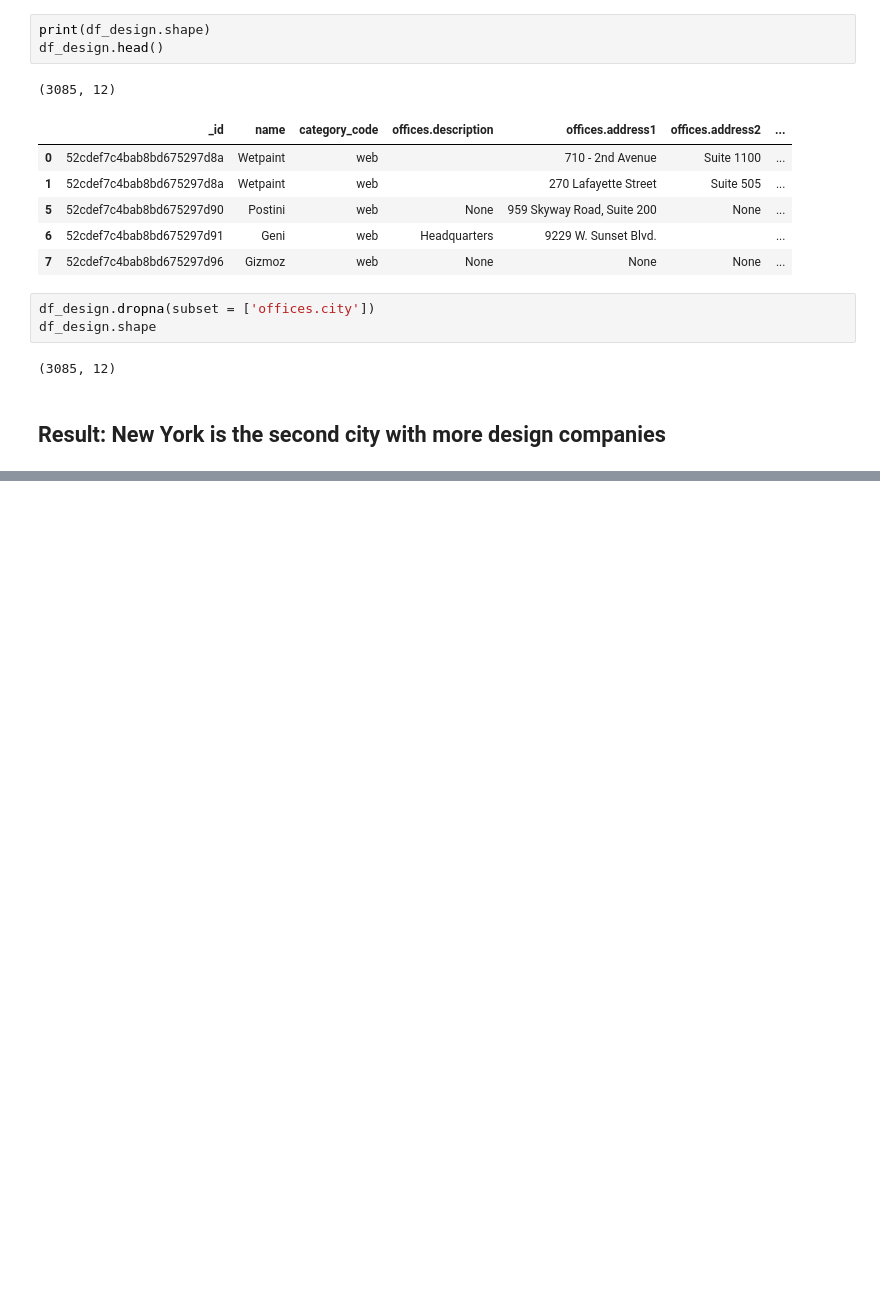
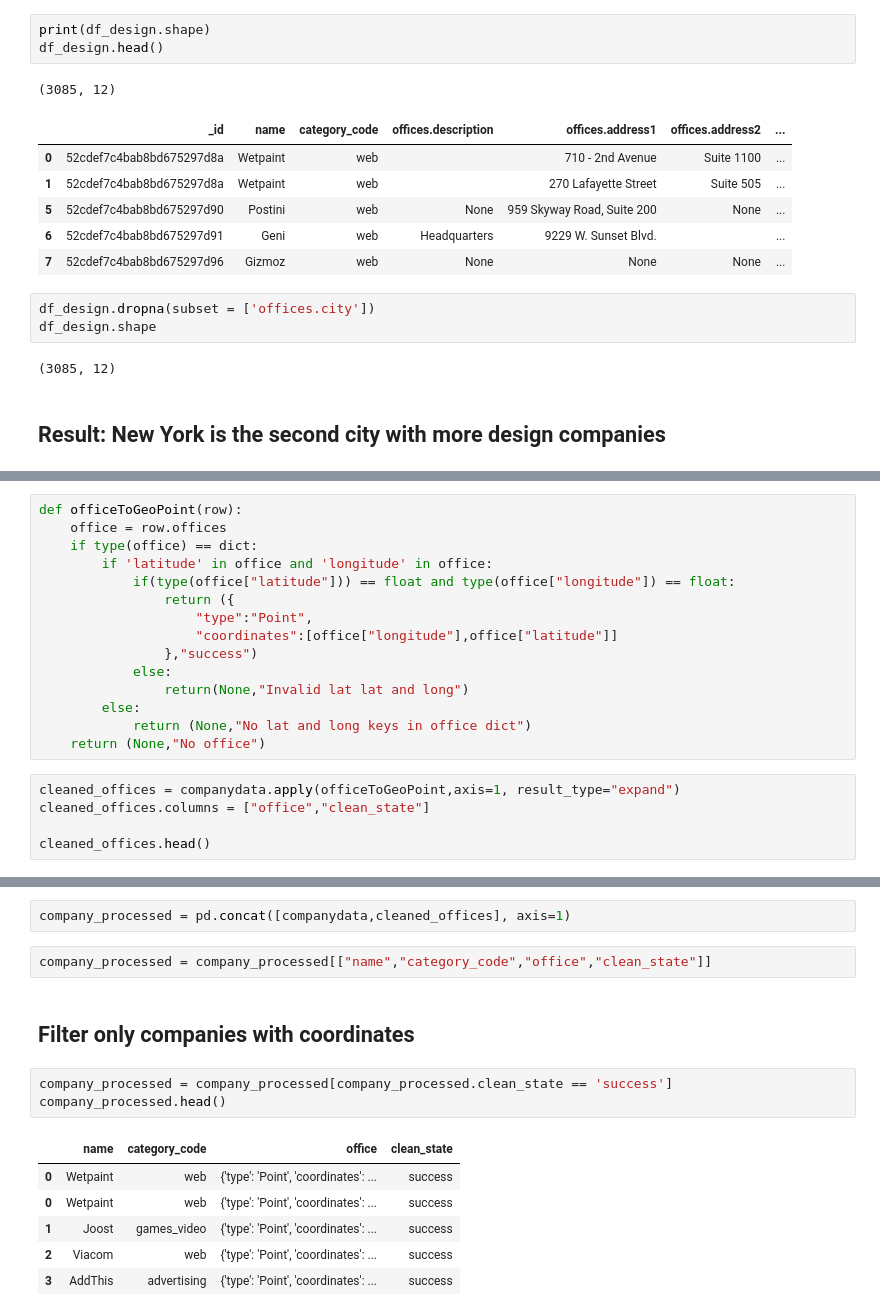
Before and after one commit to Carolinacastioni/mongo-project, a Jupyter notebook: Input/Project.ipynb, the cells around one changed output, grey strips where cells are left out. Saved outputs shown, nothing was run; the diff lists cells and outputs as text; blank space fills up the shorter version.

```diff
--- a/Input/Project.ipynb
+++ b/Input/Project.ipynb
@@ -140,0 +156,20 @@ Now that we already have our city we need to continue to investigate in which co
+# %%
+def officeToGeoPoint(row):
+    office = row.offices
+    if type(office) == dict:
+        if 'latitude' in office and 'longitude' in office:
+            if(type(office["latitude"])) == float and type(office["longitude"]) == float:
+                return ({
+                    "type":"Point",
+                    "coordinates":[office["longitude"],office["latitude"]]
+                },"success")
+            else:
+                return(None,"Invalid lat lat and long")
+        else:
+            return (None,"No lat and long keys in office dict")
+    return (None,"No office")
+# %%
+cleaned_offices = companydata.apply(officeToGeoPoint,axis=1, result_type="expand")
+cleaned_offices.columns = ["office","clean_state"]
+
+cleaned_offices.head()
@@ -140,0 +183,16 @@ Now that we already have our city we need to continue to investigate in which co
+# %%
+company_processed = pd.concat([companydata,cleaned_offices], axis=1)
+# %%
+company_processed = company_processed[["name","category_code","office","clean_state"]]
+# %% [markdown]
+## Filter only companies with coordinates
+# %%
+company_processed = company_processed[company_processed.clean_state == 'success']
+company_processed.head()
+# %% [output]
+|  | name | category_code | office | clean_state |
+| 0 | Wetpaint | web | {'type': 'Point', 'coordinates': ... | success |
+| 0 | Wetpaint | web | {'type': 'Point', 'coordinates': ... | success |
+| 1 | Joost | games_video | {'type': 'Point', 'coordinates': ... | success |
+| 2 | Viacom | web | {'type': 'Point', 'coordinates': ... | success |
+| 3 | AddThis | advertising | {'type': 'Point', 'coordinates': ... | success |
```
Also changed, not shown: parts of 40 cells of this notebook, 4 other files.
